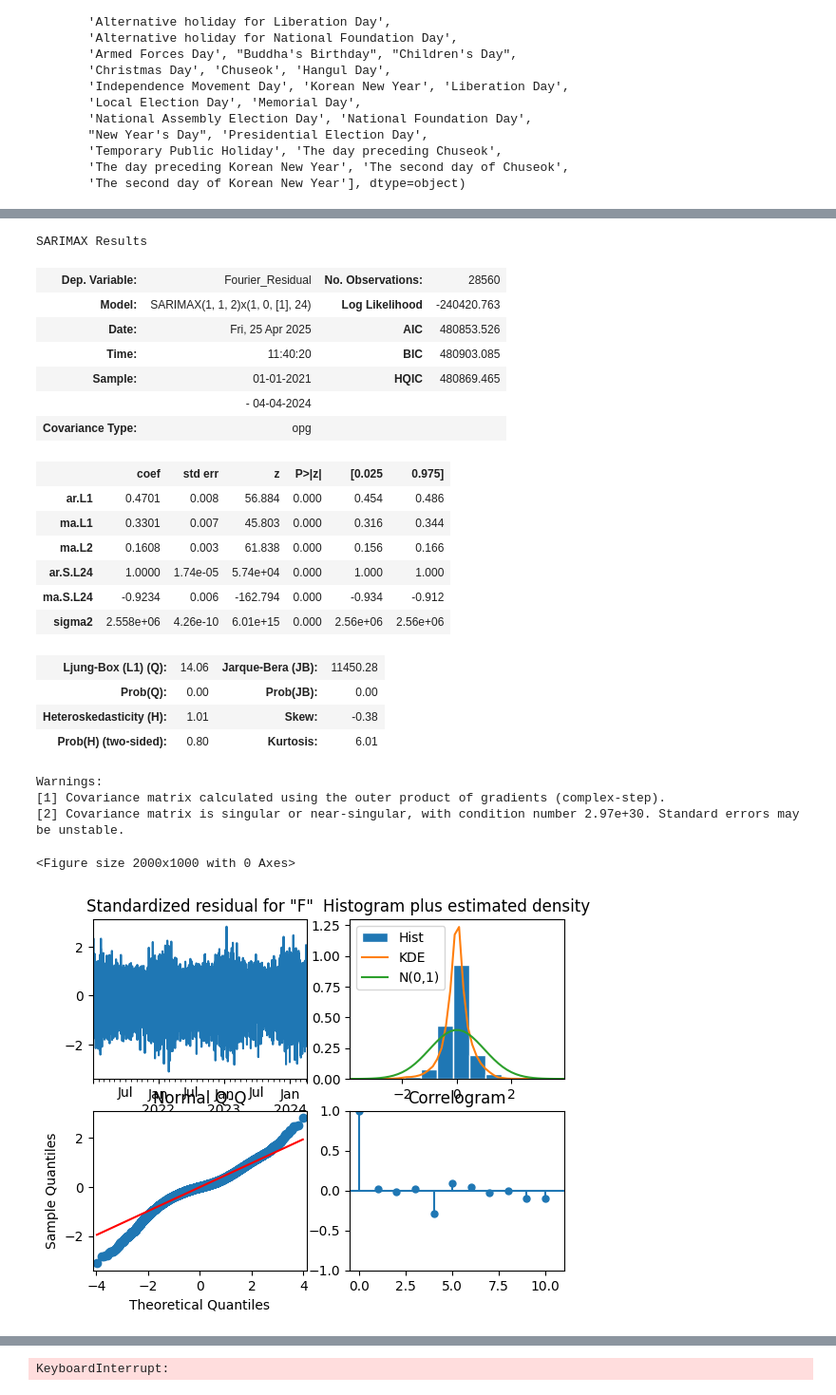
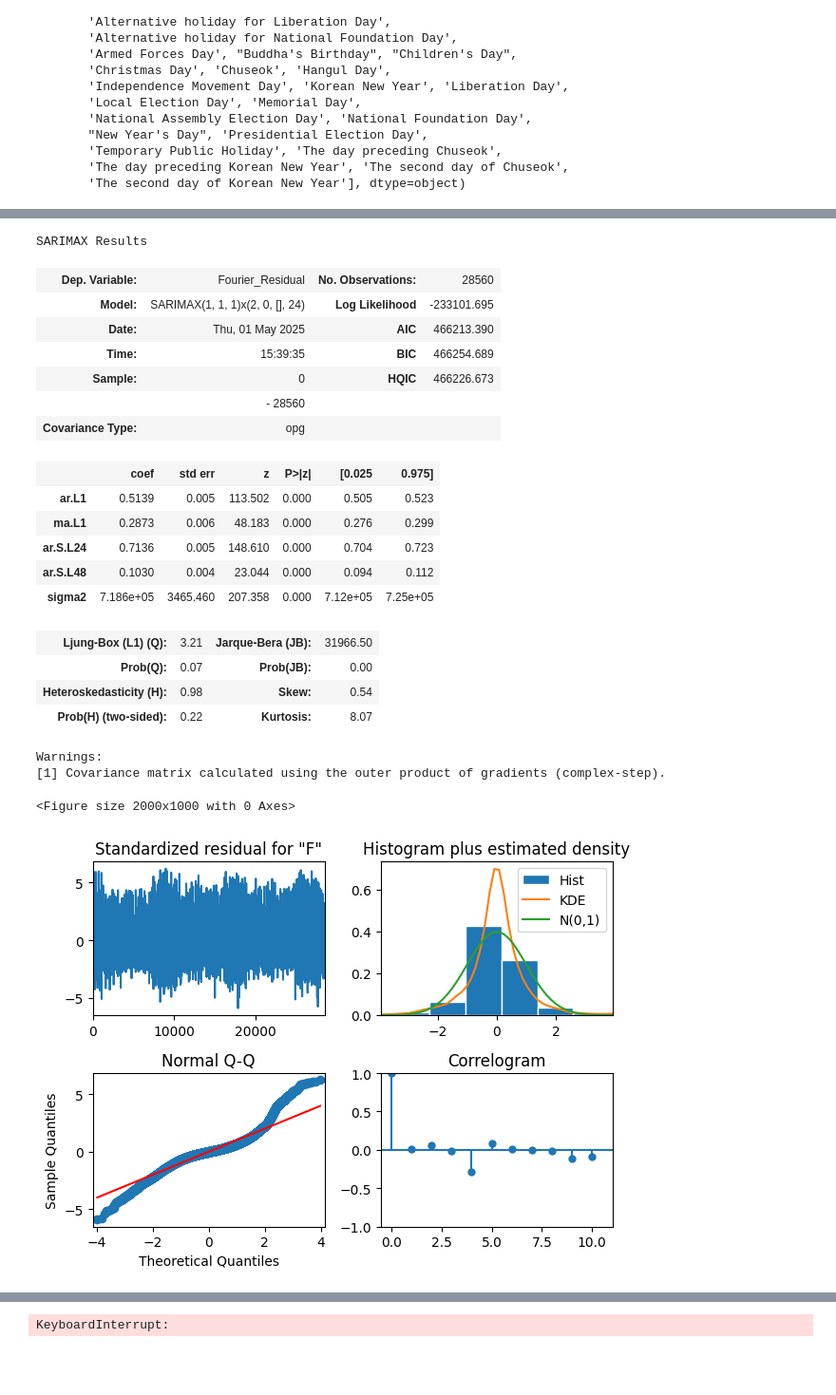
Before and after one commit to zongseung/powerdemand-prediction, a Jupyter notebook: SCI/time_fourier.ipynb, the cells around one changed output, grey strips where cells are left out. Shown at 95% size. Cells and saved outputs as stored; diff of their text form; code cells hidden in the pictures; blank space fills up the shorter version.

```diff
--- a/SCI/time_fourier.ipynb
+++ b/SCI/time_fourier.ipynb
@@ -171,11 +171,16 @@ best_K_combo = None
 best_model = None
 best_X_all = None
 
+# 수정된 주기 정의
+daily_period = 24          # 1일 = 24시간
+weekly_period = 24 * 7      # 1주 = 168시간
+yearly_period = 24 * 365.25 # 1년 = 8766시간 (평균, 윤년 고려)
+
 for Kd, Kw, Ky in product(daily_K_vals, weekly_K_vals, yearly_K_vals):
     X_all = np.hstack([
-        generate_fourier_terms(t_all, 24*7, Kd),       # 주간
-        generate_fourier_terms(t_all, 24*31, Kw),      # 월간
-        generate_fourier_terms(t_all, 8760 , Ky)      # 연간
+        generate_fourier_terms(t_all, daily_period, Kd),    # 일간
+        generate_fourier_terms(t_all, weekly_period, Kw),   # 주간
+        generate_fourier_terms(t_all, yearly_period, Ky)    # 연간
     ])
 
     X_train = X_all[:train_end]
@@ -204,11 +209,11 @@ df_result["t"] = t_all
 df_result["Fourier_Seasonality"] = seasonality_pred
 df_result["Fourier_Residual"] = residuals
 
-# 결과 생성
+# 결과 출력
 Kd_best, Kw_best, Ky_best = best_K_combo
 print(f"최적의 K 값 조합:")
-print(f"  - 주간 주기 Kd = {Kd_best}")
-print(f"  - 월간 주기 Kw = {Kw_best}")
+print(f"  - 일간 주기 Kd = {Kd_best}")
+print(f"  - 주간 주기 Kw = {Kw_best}")
 print(f"  - 연간 주기 Ky = {Ky_best}")
 print(f"  - 검증 MSE = {best_mse:.2f}")
 # %% [output]
@@ -312,37 +366,38 @@ KeyboardInterrupt:
 # %%
 # 잔차 진단.
 model = SARIMAX(df_result.iloc[:val_end]["Fourier_Residual"],
-                order = (1,1,2), seasonal_order=(1,0,1,24))
+                order = (1,1,1), seasonal_order=(2,0,0,24))
 
 model_fit2 = model.fit(disp = True)
 model_fit2.summary()
 # %% [output]
 SARIMAX Results
 | Dep. Variable: | Fourier_Residual | No. Observations: | 28560 |
-| Model: | SARIMAX(1, 1, 2)x(1, 0, [1], 24) | Log Likelihood | -240420.763 |
-| Date: | Fri, 25 Apr 2025 | AIC | 480853.526 |
-| Time: | 11:40:20 | BIC | 480903.085 |
-| Sample: | 01-01-2021 | HQIC | 480869.465 |
-|  | - 04-04-2024 |  |  |
+| Model: | SARIMAX(1, 1, 1)x(2, 0, [], 24) | Log Likelihood | -233101.695 |
+| Date: | Thu, 01 May 2025 | AIC | 466213.390 |
+| Time: | 15:39:35 | BIC | 466254.689 |
+| Sample: | 0 | HQIC | 466226.673 |
+|  | - 28560 |  |  |
 | Covariance Type: | opg |  |  |
 |  | coef | std err | z | P>|z| | [0.025 | 0.975] |
-| ar.L1 | 0.4701 | 0.008 | 56.884 | 0.000 | 0.454 | 0.486 |
-| ma.L1 | 0.3301 | 0.007 | 45.803 | 0.000 | 0.316 | 0.344 |
-| ma.L2 | 0.1608 | 0.003 | 61.838 | 0.000 | 0.156 | 0.166 |
-| ar.S.L24 | 1.0000 | 1.74e-05 | 5.74e+04 | 0.000 | 1.000 | 1.000 |
-| ma.S.L24 | -0.9234 | 0.006 | -162.794 | 0.000 | -0.934 | -0.912 |
-| sigma2 | 2.558e+06 | 4.26e-10 | 6.01e+15 | 0.000 | 2.56e+06 | 2.56e+06 |
+| ar.L1 | 0.5139 | 0.005 | 113.502 | 0.000 | 0.505 | 0.523 |
+| ma.L1 | 0.2873 | 0.006 | 48.183 | 0.000 | 0.276 | 0.299 |
+| ar.S.L24 | 0.7136 | 0.005 | 148.610 | 0.000 | 0.704 | 0.723 |
+| ar.S.L48 | 0.1030 | 0.004 | 23.044 | 0.000 | 0.094 | 0.112 |
+| sigma2 | 7.186e+05 | 3465.460 | 207.358 | 0.000 | 7.12e+05 | 7.25e+05 |
-| Ljung-Box (L1) (Q): | 14.06 | Jarque-Bera (JB): | 11450.28 |
-| Prob(Q): | 0.00 | Prob(JB): | 0.00 |
-| Heteroskedasticity (H): | 1.01 | Skew: | -0.38 |
-| Prob(H) (two-sided): | 0.80 | Kurtosis: | 6.01 |
+| Ljung-Box (L1) (Q): | 3.21 | Jarque-Bera (JB): | 31966.50 |
+| Prob(Q): | 0.07 | Prob(JB): | 0.00 |
+| Heteroskedasticity (H): | 0.98 | Skew: | 0.54 |
+| Prob(H) (two-sided): | 0.22 | Kurtosis: | 8.07 |
 Warnings:
 [1] Covariance matrix calculated using the outer product of gradients (complex-step).
-[2] Covariance matrix is singular or near-singular, with condition number 2.97e+30. Standard errors may be unstable.
 # %%
 plt.figure(figsize=(20,10))
-model_fit2.plot_diagnostics();
-plt.show()
+model_fit2.plot_diagnostics()
+plt.tight_layout()
+plt.show();
+
+#
 # %% [output]
 <Figure size 2000x1000 with 0 Axes>
-[figure, old version]
+[figure, new version]
```
Also changed, not shown: parts of 21 cells of this notebook.
